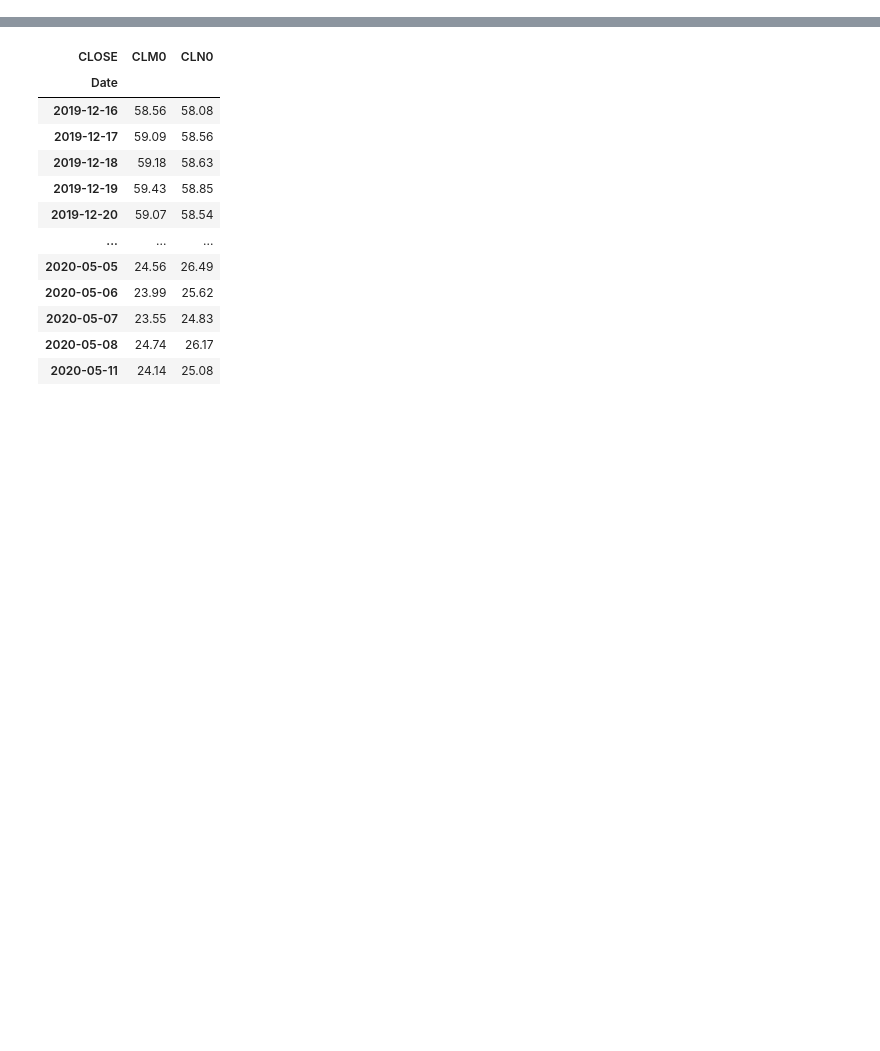
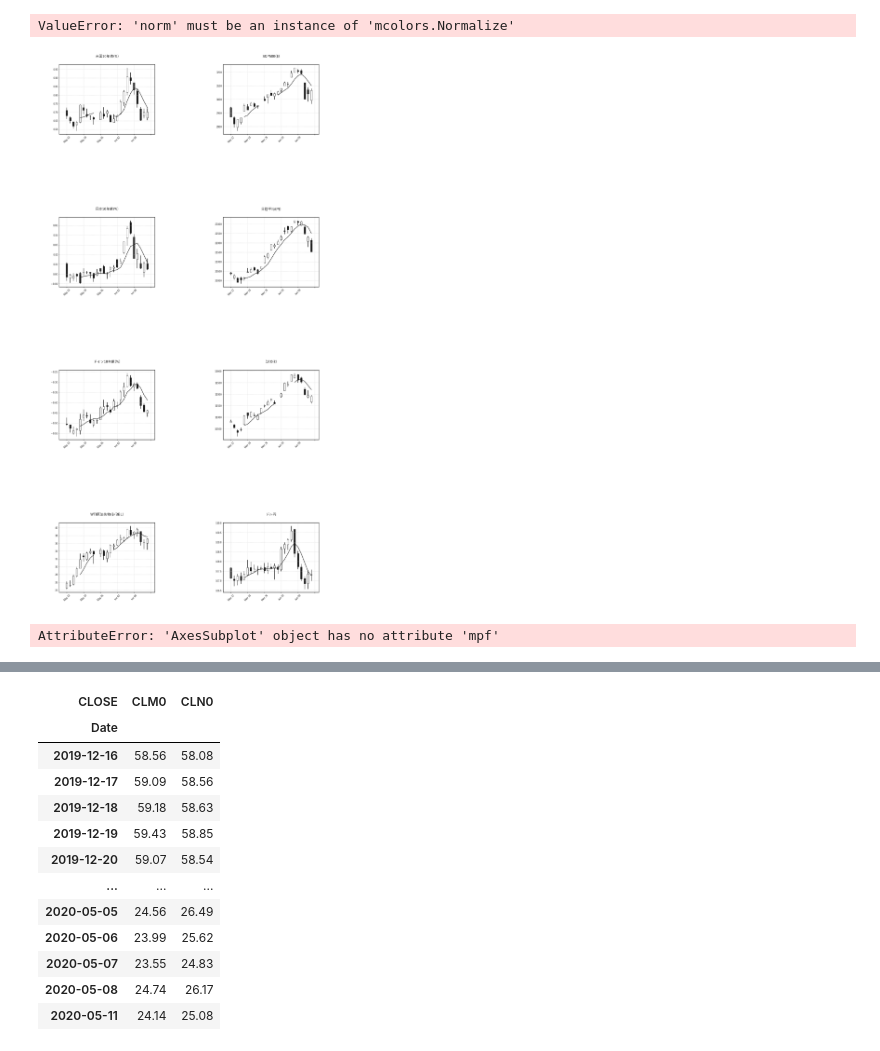
Before and after one commit to NagaoKosuke/HOME, a Jupyter notebook: syutoku.ipynb, the cells around one changed output, grey strips where cells are left out. Saved outputs shown, nothing was run; the diff lists cells and outputs as text; code cells hidden in the pictures; blank space fills up the shorter version.

```diff
--- a/syutoku.ipynb
+++ b/syutoku.ipynb
@@ -125,0 +297,3 @@ YC.tail()
+# %%
+%%capture
+fig, ax = plt.subplots(4,2,figsize=(50,70))
@@ -125,0 +312,14 @@ YC.tail()
+# %%
+for ix,p in enumerate(plots):
+    p.seek(0)
+    im = Image.open(p)
+    ax = axes[ix]
+    ax.set_axis_off()
+    ax.imshow(im,'Border','tight')
+# %% [output]
+ValueError: 'norm' must be an instance of 'mcolors.Normalize'
+# %%
+
+fig
+# %% [output]
+[figure, added]
@@ -125,0 +340,4 @@ YC.tail()
+# %%
+ax[0,0].mpf.plot(data.loc[:,'.spx'],type='candle')
+# %% [output]
+AttributeError: 'AxesSubplot' object has no attribute 'mpf'
```
Also changed, not shown: parts of 59 cells of this notebook.
